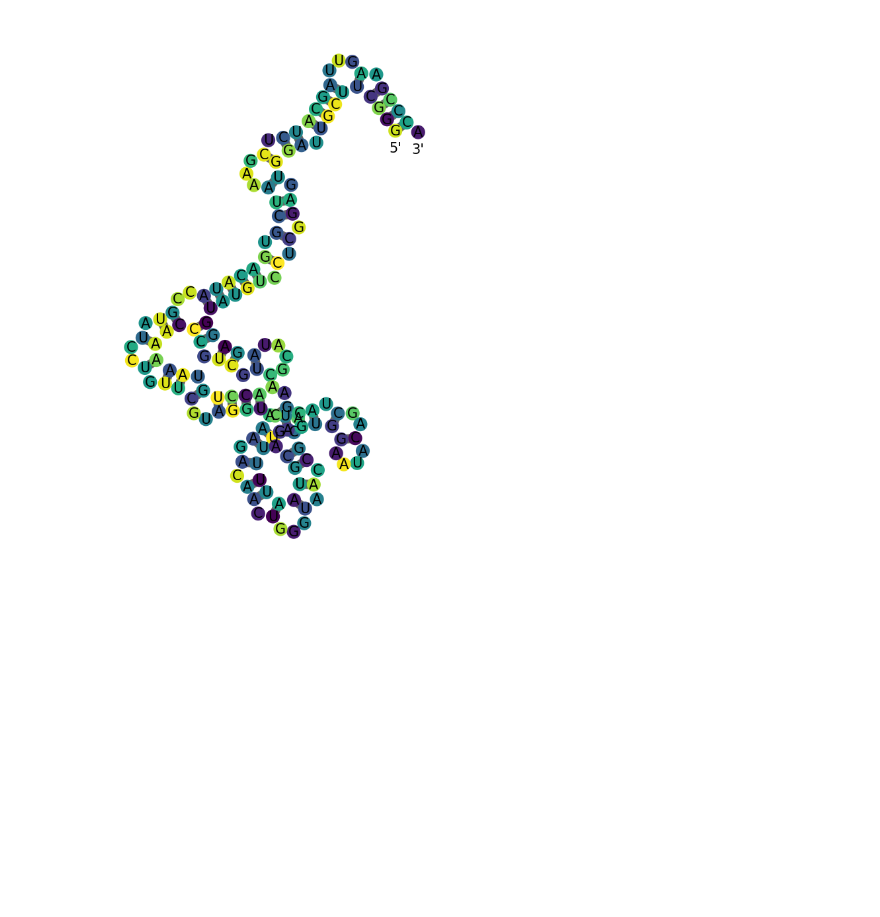
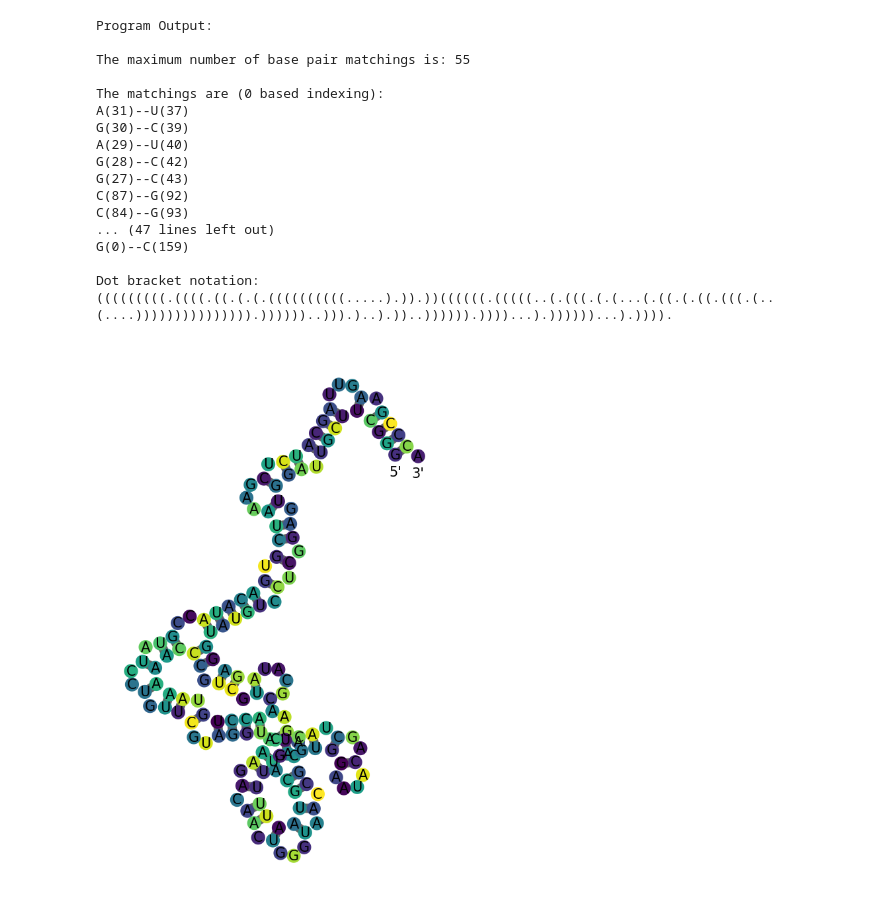
Before and after one commit to siddharthyayavaram/DAA_Asmt_2, a Jupyter notebook: draw_rna-master/example_files/notebook_demo.ipynb, the cells around one changed output. Saved outputs shown, nothing was run; the diff lists cells and outputs as text; code cells hidden in the pictures; blank space fills up the shorter version.

```diff
--- a/draw_rna-master/example_files/notebook_demo.ipynb
+++ b/draw_rna-master/example_files/notebook_demo.ipynb
@@ -59,10 +112,34 @@ draw_struct(seq, struct, c = np.random.uniform(size=len(seq)))
 # %%
 #synthetic construct M-box riboswitch (ykoK leader)
 seq = 'GGGCUUCGUUAGGUGAGGCUCCUGUAUGGAGAUACGCUGCUGCCCAAAAAUGUCCAAAGACGCCAAUGGGUCAACAGAAAUCAUCGACAUAAGGUGAUUUUUAAUGCAGCUGGAUGCUUGUCCUAUGCCAUACAGUGCUAAAGCUCUACGAUUGAAGCCCA'
-struct = run_cpp_program(seq).strip()
+output = run_cpp_program(seq)
+
+ls = output.split('\n')
+struct = ls[-2].strip()
+
+if output is not None:
+    print("Program Output:")
+    print(output)
 draw_struct(seq, struct, c = np.random.uniform(size=len(seq)))
 # %% [output]
+Program Output:
+
+The maximum number of base pair matchings is: 55
+
+The matchings are (0 based indexing):
+A(31)--U(37)
+G(30)--C(39)
+A(29)--U(40)
+G(28)--C(42)
+G(27)--C(43)
+C(87)--G(92)
+C(84)--G(93)
+... (47 lines left out)
+G(0)--C(159)
+
+Dot bracket notation:
+(((((((((.((((.((.(.(.((((((((((.....).)).))((((((.(((((..(.(((.(.(...(.((.(.((.(((.(..(....))))))))))))))).))))))..))).)..).))..)))))).))))...).))))))...).)))).
-[figure, old version]
+[figure, new version]
 # %%
 #	Homo sapiens (human) RNA, 5S ribosomal 1 (RNA5S1-8, RNA5S10-17)
 seq = 'GUCUACGGCCAUACCACCCUGAACGCGCCCGAUCUCGUCUGAUCUCGGAAGCUAAGCAGGGUCGGGCCUGGUUAGUACUUGGAUGGGAGACCGCCUGGGAAUACCGGGUGCUGUAGGCUUU'
```
Also changed, not shown: parts of 5 cells of this notebook, 3 other files.
